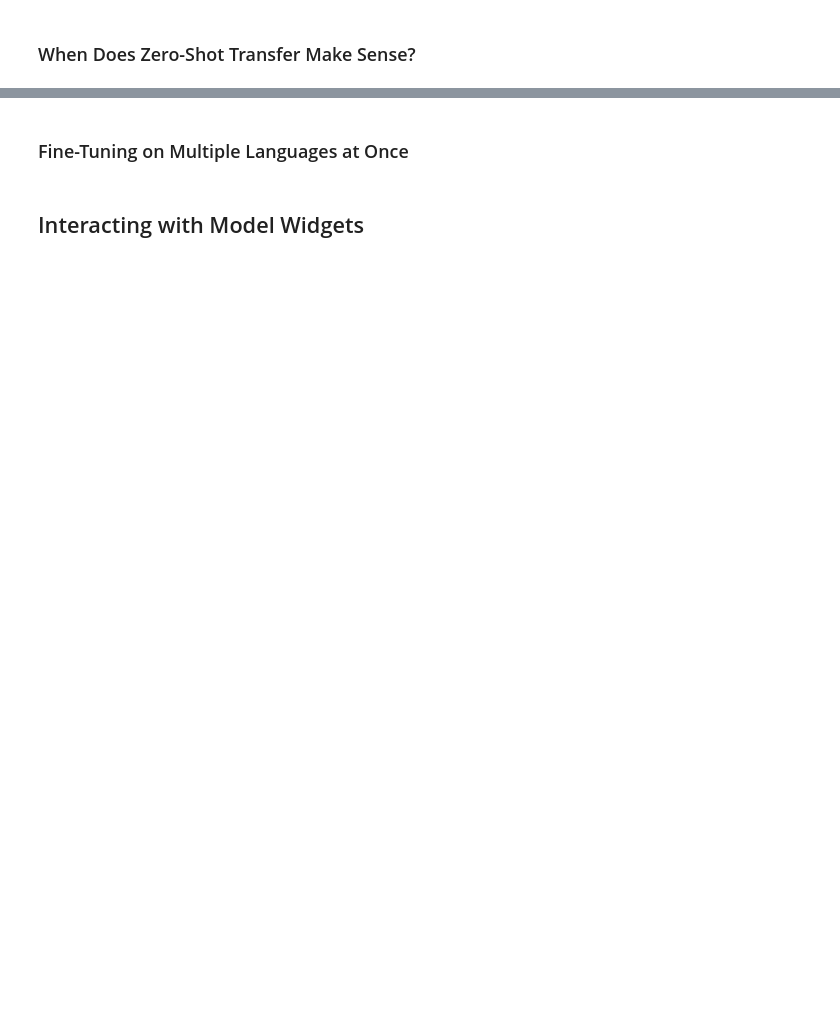
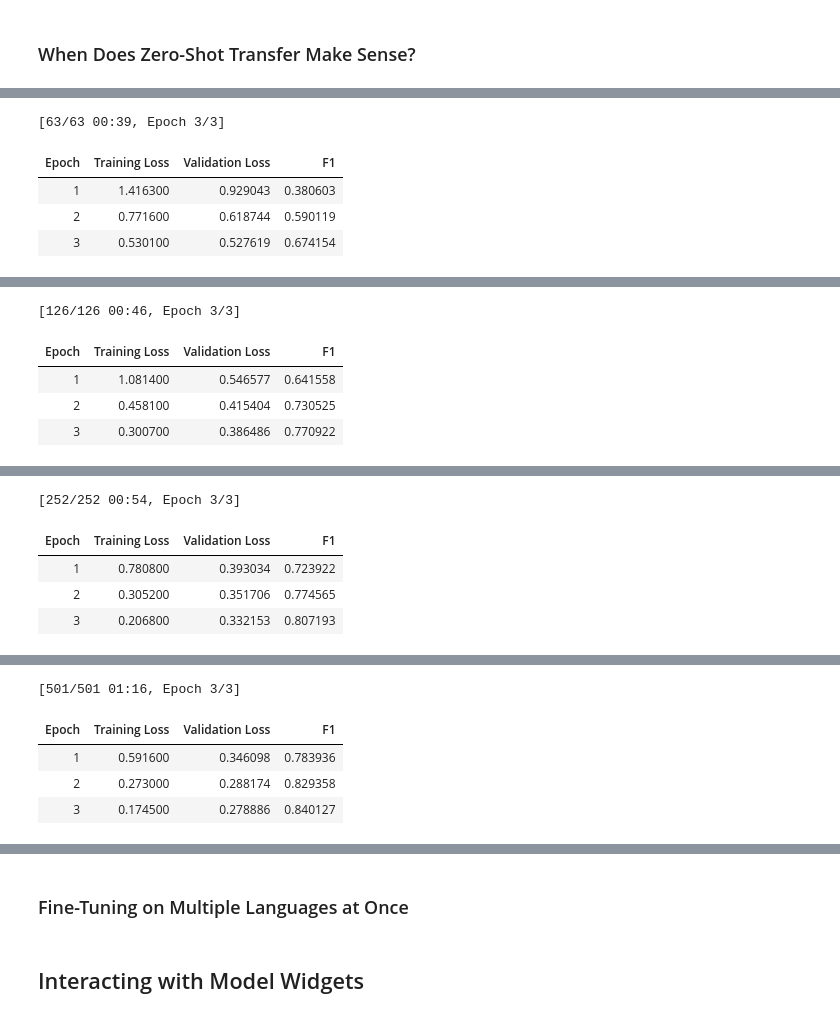
Before and after one commit to Kitipali/notebooks, a Jupyter notebook: 04_jf_multilingual-ner.ipynb, the cells around one changed output, grey strips where cells are left out. Saved outputs shown, nothing was run; the diff lists cells and outputs as text; code cells hidden in the pictures; blank space fills up the shorter version.

```diff
--- a/04_jf_multilingual-ner.ipynb
+++ b/04_jf_multilingual-ner.ipynb
@@ -1446,5 +1757,17 @@ metrics_df
 # %%
 # hide_output
+
+# Experimento para 500, 1000, 2000 y 4000 ejemplos
+
 for num_samples in [500, 1000, 2000, 4000]:
-    metrics_df = metrics_df.append(
-        train_on_subset(panx_fr_encoded, num_samples), ignore_index=True)
+    metrics_df = pd.concat(
+        [metrics_df,train_on_subset(panx_fr_encoded, num_samples)],
+        ignore_index=True)
+# metrics_df ya contenía el experimento anterior con 250 ejemplos -> Estos nuevos se concatenarán al anterior.
+# ignore_index=True -> Crea índices nuevos
+# %% [output]
+[63/63 00:39, Epoch 3/3]
+| Epoch | Training Loss | Validation Loss | F1 |
+| 1 | 1.416300 | 0.929043 | 0.380603 |
+| 2 | 0.771600 | 0.618744 | 0.590119 |
+| 3 | 0.530100 | 0.527619 | 0.674154 |
@@ -1450,0 +1775,5 @@ for num_samples in [500, 1000, 2000, 4000]:
+[126/126 00:46, Epoch 3/3]
+| Epoch | Training Loss | Validation Loss | F1 |
+| 1 | 1.081400 | 0.546577 | 0.641558 |
+| 2 | 0.458100 | 0.415404 | 0.730525 |
+| 3 | 0.300700 | 0.386486 | 0.770922 |
@@ -1450,0 +1781,5 @@ for num_samples in [500, 1000, 2000, 4000]:
+[252/252 00:54, Epoch 3/3]
+| Epoch | Training Loss | Validation Loss | F1 |
+| 1 | 0.780800 | 0.393034 | 0.723922 |
+| 2 | 0.305200 | 0.351706 | 0.774565 |
+| 3 | 0.206800 | 0.332153 | 0.807193 |
@@ -1450,0 +1787,5 @@ for num_samples in [500, 1000, 2000, 4000]:
+[501/501 01:16, Epoch 3/3]
+| Epoch | Training Loss | Validation Loss | F1 |
+| 1 | 0.591600 | 0.346098 | 0.783936 |
+| 2 | 0.273000 | 0.288174 | 0.829358 |
+| 3 | 0.174500 | 0.278886 | 0.840127 |
```
Also changed, not shown: parts of 41 cells of this notebook.
